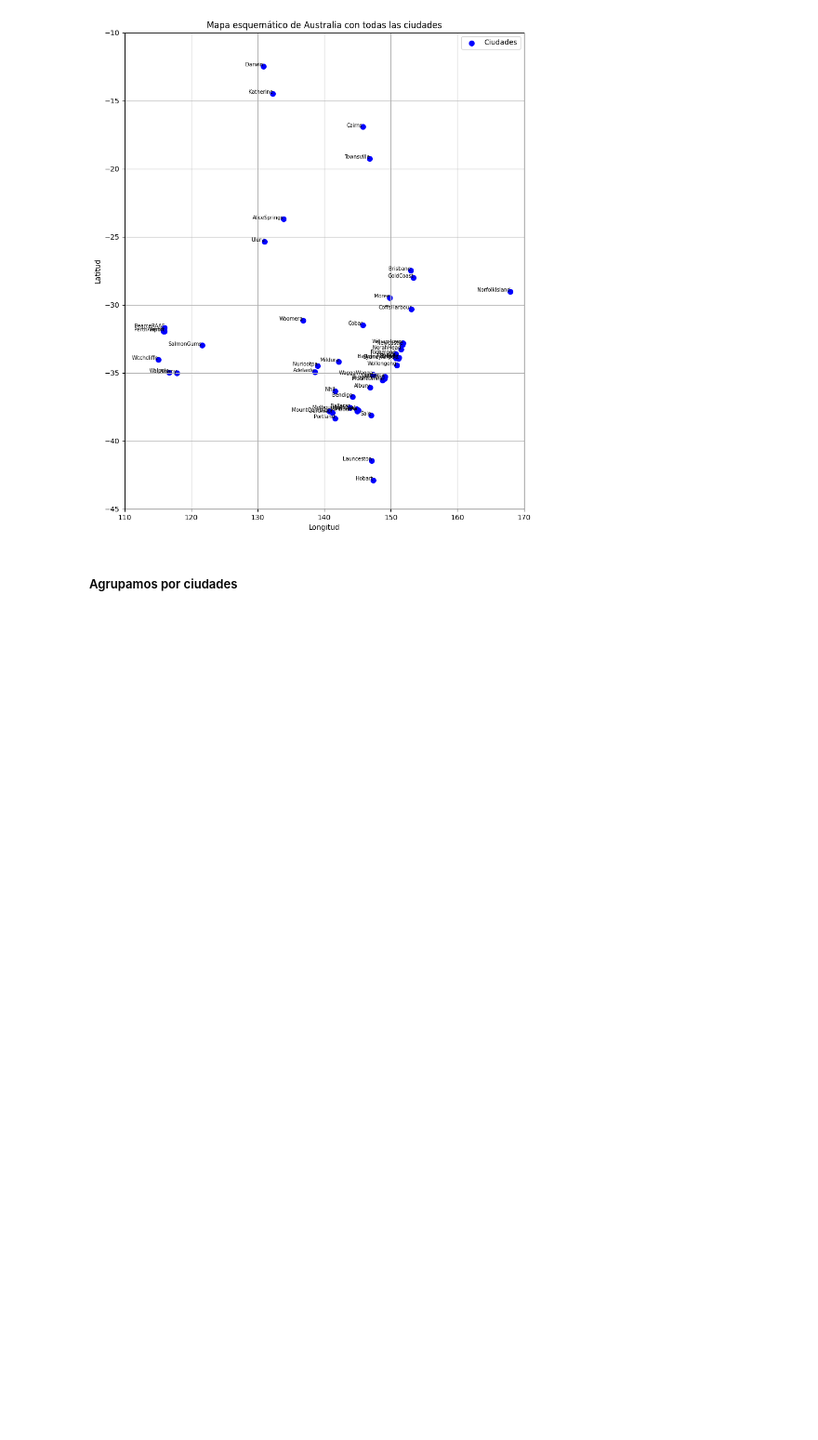
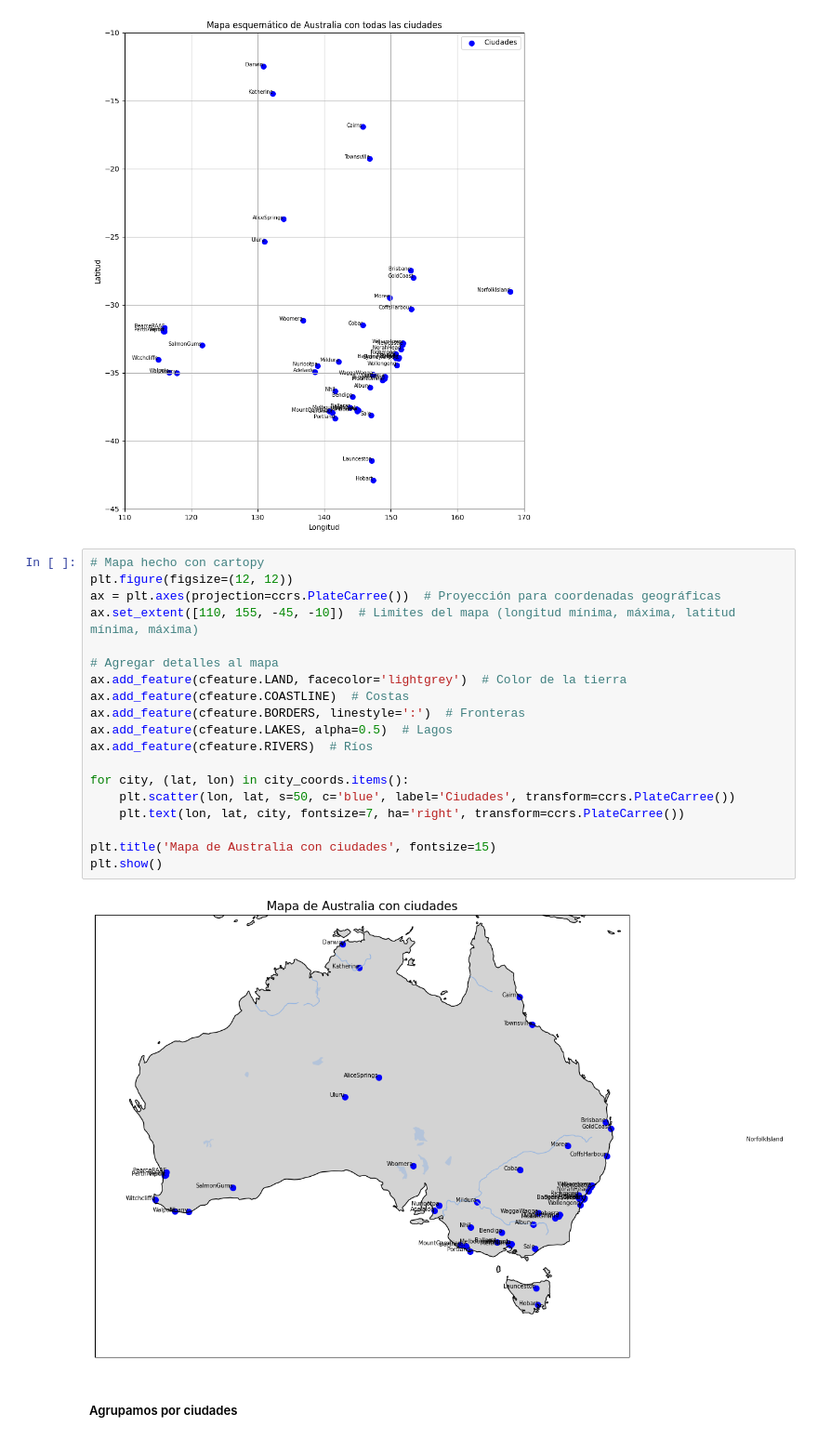
Before and after one commit to MariaCeli/AA1-TUIA-Celi-Grimaldi-Porcelli, a Jupyter notebook: TP-clasificacion-AA1.ipynb, the cells around one changed output. Shown at 93% size. Drawn from its saved outputs; the diff is of its cells as text; blank space fills up the shorter version.

Commit message:
Mapa con cartopy

```diff
--- a/TP-clasificacion-AA1.ipynb
+++ b/TP-clasificacion-AA1.ipynb
@@ -224,6 +228,27 @@ plt.legend()
 plt.show()
 # %% [output]
 [figure]
+# %%
+# Mapa hecho con cartopy
+plt.figure(figsize=(12, 12))
+ax = plt.axes(projection=ccrs.PlateCarree())  # Proyección para coordenadas geográficas
+ax.set_extent([110, 155, -45, -10])  # Limites del mapa (longitud mínima, máxima, latitud mínima, máxima)
+
+# Agregar detalles al mapa
+ax.add_feature(cfeature.LAND, facecolor='lightgrey')  # Color de la tierra
+ax.add_feature(cfeature.COASTLINE)  # Costas
+ax.add_feature(cfeature.BORDERS, linestyle=':')  # Fronteras
+ax.add_feature(cfeature.LAKES, alpha=0.5)  # Lagos
+ax.add_feature(cfeature.RIVERS)  # Ríos
+
+for city, (lat, lon) in city_coords.items():
+    plt.scatter(lon, lat, s=50, c='blue', label='Ciudades', transform=ccrs.PlateCarree())
+    plt.text(lon, lat, city, fontsize=7, ha='right', transform=ccrs.PlateCarree())
+
+plt.title('Mapa de Australia con ciudades', fontsize=15)
+plt.show()
+# %% [output]
+[figure, added]
 # %% [markdown]
 ##### Agrupamos por ciudades
 # %%
```
Also changed, not shown: parts of 1 cell of this notebook.
